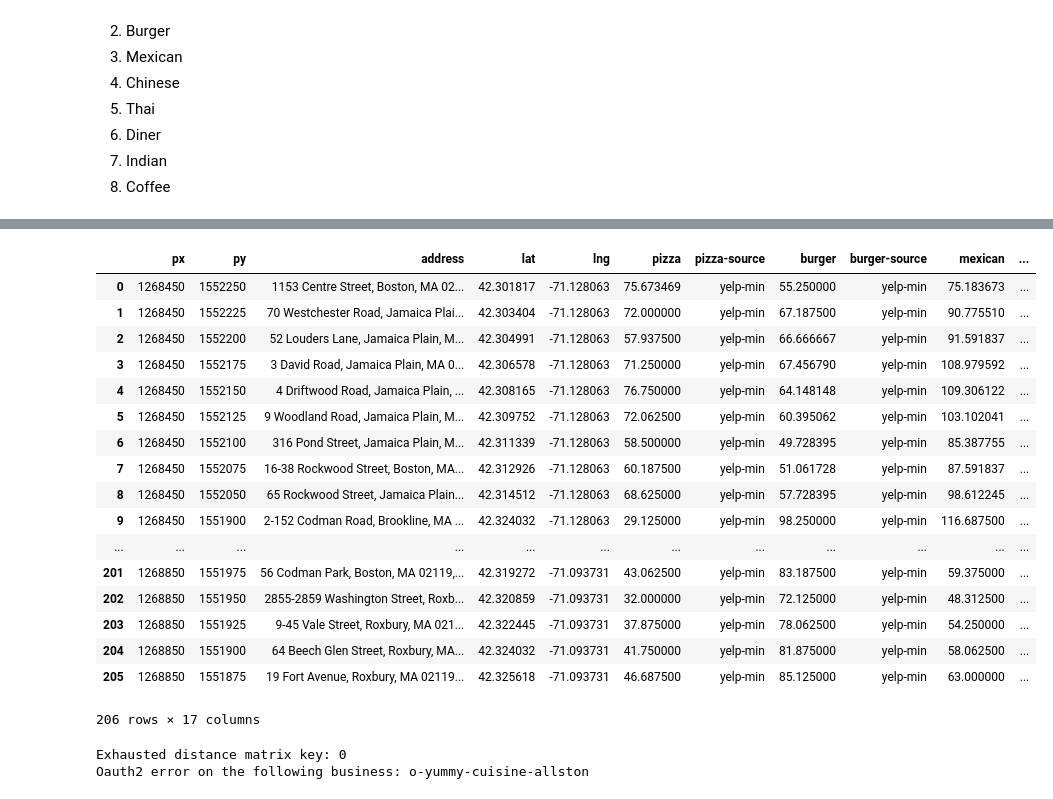
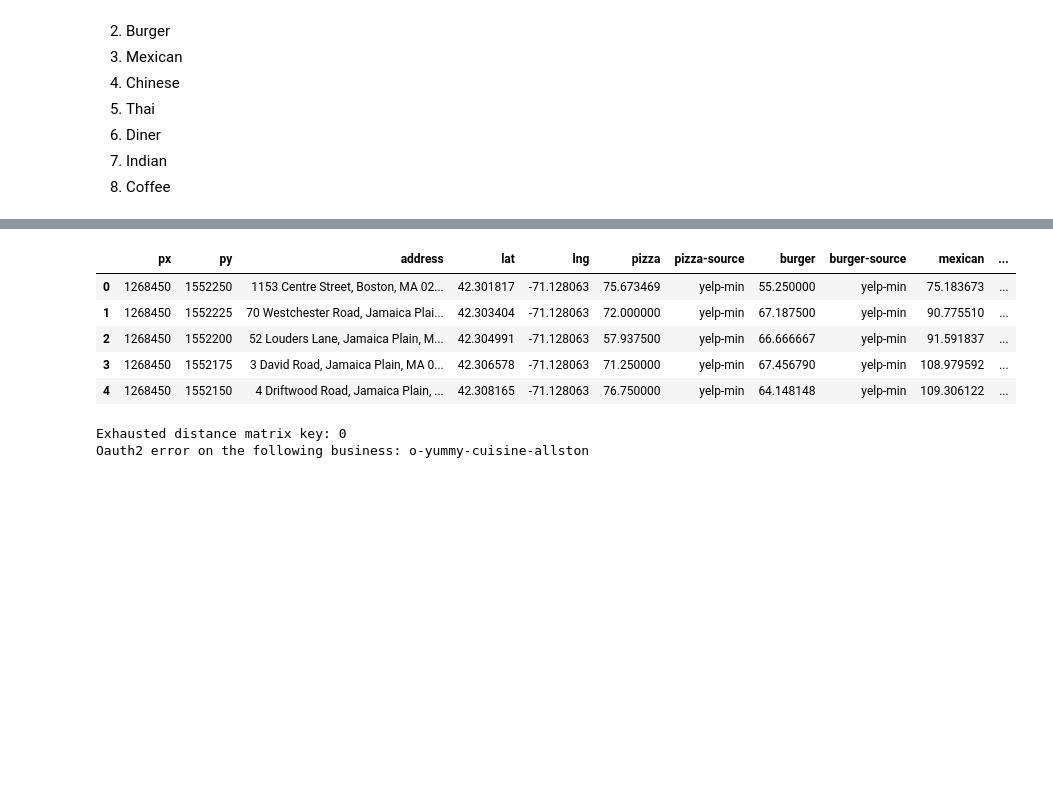
Before and after one commit to matthew-sochor-zz/mapster, a Jupyter notebook: Scraping.ipynb, the cells around one changed output, grey strips where cells are left out. Drawn from its saved outputs; the diff is of its cells as text; code cells hidden in the pictures; blank space fills up the shorter version.

```diff
--- a/Scraping.ipynb
+++ b/Scraping.ipynb
@@ -51,25 +37,13 @@ watertown
 # %%
 jamaica_plain = pd.read_pickle('./pickles/jamaica_plain.pkl')
-jamaica_plain
+jamaica_plain.head()
 # %% [output]
 |  | px | py | address | lat | lng | pizza | pizza-source | burger | burger-source | mexican | ... |
 | 0 | 1268450 | 1552250 | 1153 Centre Street, Boston, MA 02... | 42.301817 | -71.128063 | 75.673469 | yelp-min | 55.250000 | yelp-min | 75.183673 | ... |
 | 1 | 1268450 | 1552225 | 70 Westchester Road, Jamaica Plai... | 42.303404 | -71.128063 | 72.000000 | yelp-min | 67.187500 | yelp-min | 90.775510 | ... |
 | 2 | 1268450 | 1552200 | 52 Louders Lane, Jamaica Plain, M... | 42.304991 | -71.128063 | 57.937500 | yelp-min | 66.666667 | yelp-min | 91.591837 | ... |
 | 3 | 1268450 | 1552175 | 3 David Road, Jamaica Plain, MA 0... | 42.306578 | -71.128063 | 71.250000 | yelp-min | 67.456790 | yelp-min | 108.979592 | ... |
 | 4 | 1268450 | 1552150 | 4 Driftwood Road, Jamaica Plain, ... | 42.308165 | -71.128063 | 76.750000 | yelp-min | 64.148148 | yelp-min | 109.306122 | ... |
-| 5 | 1268450 | 1552125 | 9 Woodland Road, Jamaica Plain, M... | 42.309752 | -71.128063 | 72.062500 | yelp-min | 60.395062 | yelp-min | 103.102041 | ... |
-| 6 | 1268450 | 1552100 | 316 Pond Street, Jamaica Plain, M... | 42.311339 | -71.128063 | 58.500000 | yelp-min | 49.728395 | yelp-min | 85.387755 | ... |
-| 7 | 1268450 | 1552075 | 16-38 Rockwood Street, Boston, MA... | 42.312926 | -71.128063 | 60.187500 | yelp-min | 51.061728 | yelp-min | 87.591837 | ... |
-| 8 | 1268450 | 1552050 | 65 Rockwood Street, Jamaica Plain... | 42.314512 | -71.128063 | 68.625000 | yelp-min | 57.728395 | yelp-min | 98.612245 | ... |
-| 9 | 1268450 | 1551900 | 2-152 Codman Road, Brookline, MA ... | 42.324032 | -71.128063 | 29.125000 | yelp-min | 98.250000 | yelp-min | 116.687500 | ... |
-| ... | ... | ... | ... | ... | ... | ... | ... | ... | ... | ... | ... |
-| 201 | 1268850 | 1551975 | 56 Codman Park, Boston, MA 02119,... | 42.319272 | -71.093731 | 43.062500 | yelp-min | 83.187500 | yelp-min | 59.375000 | ... |
-| 202 | 1268850 | 1551950 | 2855-2859 Washington Street, Roxb... | 42.320859 | -71.093731 | 32.000000 | yelp-min | 72.125000 | yelp-min | 48.312500 | ... |
-| 203 | 1268850 | 1551925 | 9-45 Vale Street, Roxbury, MA 021... | 42.322445 | -71.093731 | 37.875000 | yelp-min | 78.062500 | yelp-min | 54.250000 | ... |
-| 204 | 1268850 | 1551900 | 64 Beech Glen Street, Roxbury, MA... | 42.324032 | -71.093731 | 41.750000 | yelp-min | 81.875000 | yelp-min | 58.062500 | ... |
-| 205 | 1268850 | 1551875 | 19 Fort Avenue, Roxbury, MA 02119... | 42.325618 | -71.093731 | 46.687500 | yelp-min | 85.125000 | yelp-min | 63.000000 | ... |
-206 rows × 17 columns
 # %%
 watertown.to_csv('./pickles/watertown.csv')
 jamaica_plain.to_csv('./pickles/watertown.csv')
```
Also changed, not shown: parts of 37 cells of this notebook, 9 other files.
